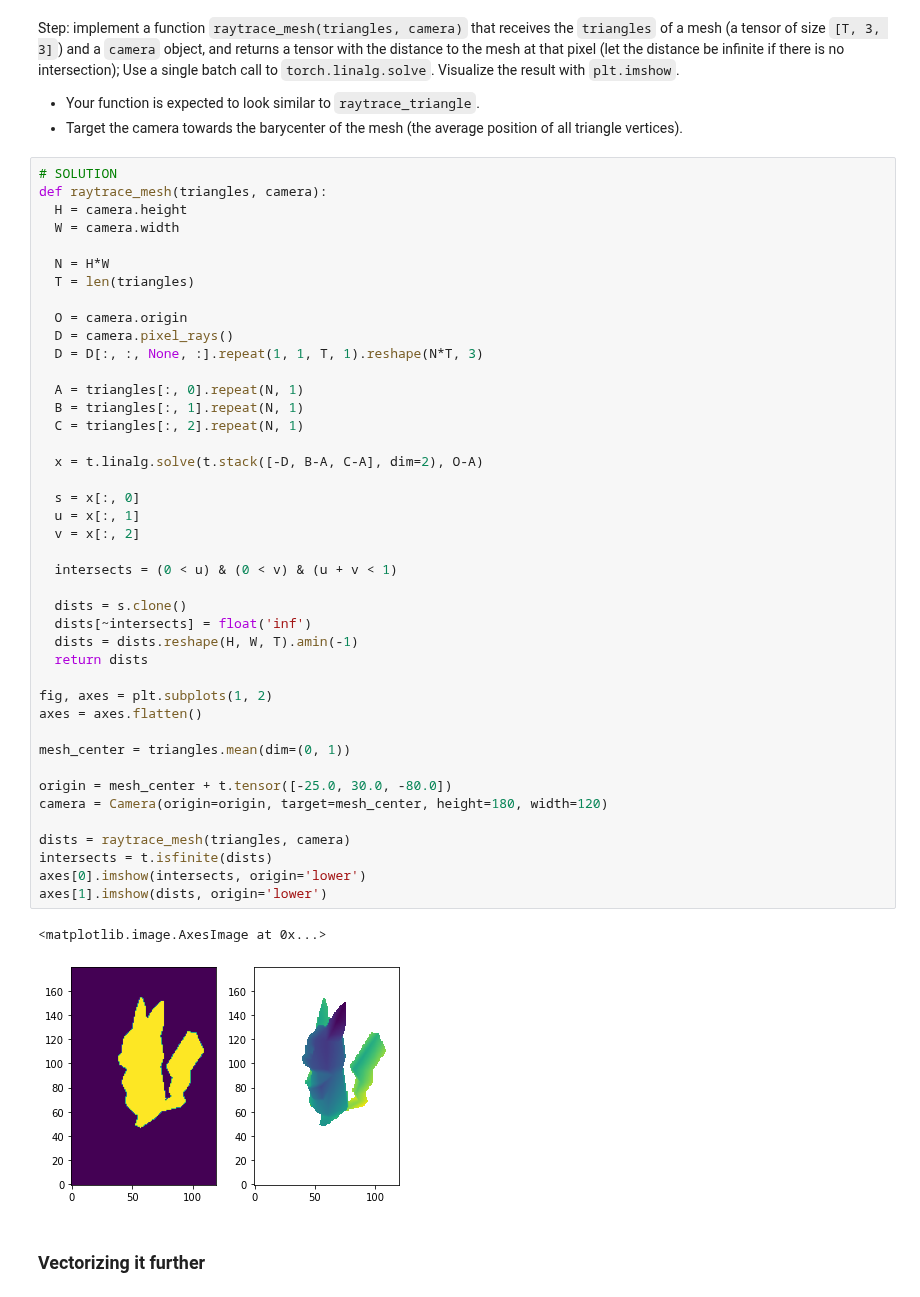
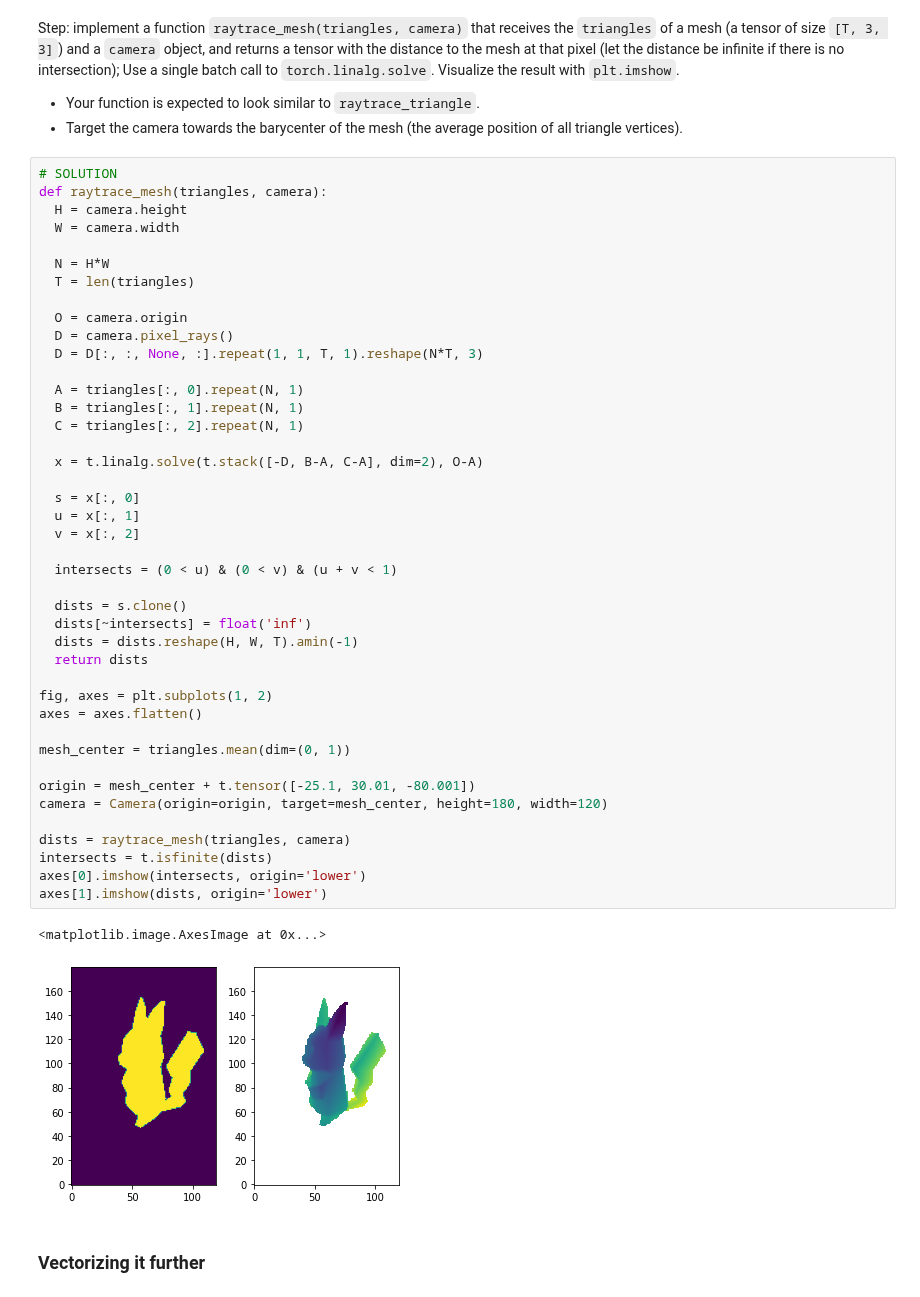
Before and after one commit to redwoodresearch/mlab, a Jupyter notebook: days/w1d1/renderer_solutions.ipynb, the cells around one changed output. Saved outputs shown, nothing was run; the diff lists cells and outputs as text.

```diff
--- a/days/w1d1/renderer_solutions.ipynb
+++ b/days/w1d1/renderer_solutions.ipynb
@@ -435,35 +436,35 @@ def raytrace_mesh(triangles, camera):
   A = triangles[:, 0].repeat(N, 1)
   B = triangles[:, 1].repeat(N, 1)
   C = triangles[:, 2].repeat(N, 1)
 
   x = t.linalg.solve(t.stack([-D, B-A, C-A], dim=2), O-A)
 
   s = x[:, 0]
   u = x[:, 1]
   v = x[:, 2]
 
   intersects = (0 < u) & (0 < v) & (u + v < 1)
 
   dists = s.clone()
   dists[~intersects] = float('inf')
   dists = dists.reshape(H, W, T).amin(-1)
   return dists
 
 fig, axes = plt.subplots(1, 2)
 axes = axes.flatten()
 
 mesh_center = triangles.mean(dim=(0, 1))
 
-origin = mesh_center + t.tensor([-25.0, 30.0, -80.0])
+origin = mesh_center + t.tensor([-25.1, 30.01, -80.001])
 camera = Camera(origin=origin, target=mesh_center, height=180, width=120)
 
 dists = raytrace_mesh(triangles, camera)
 intersects = t.isfinite(dists)
 axes[0].imshow(intersects, origin='lower')
 axes[1].imshow(dists, origin='lower')
 # %% [output]
 <matplotlib.image.AxesImage at 0x...>
-[figure, old version]
+[figure, new version]
 # %% [markdown]
 ### Vectorizing it further
 # %%
```
Also changed, not shown: parts of 4 cells of this notebook, 1 other file.
